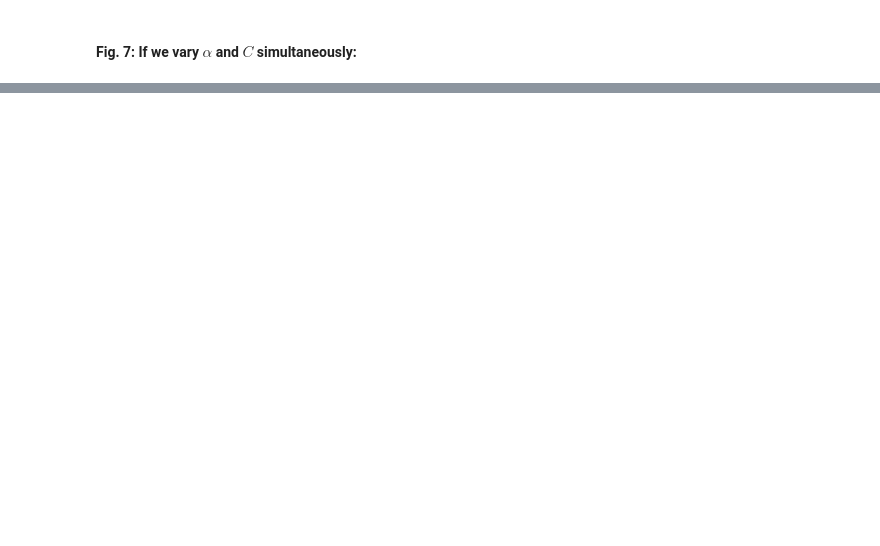
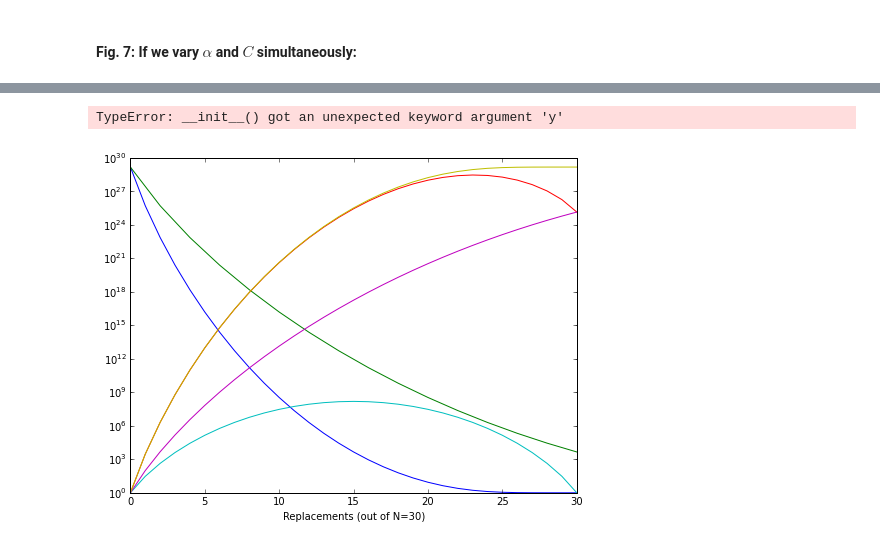
Before and after one commit to rgerkin/trillion, a Jupyter notebook: arxiv.ipynb, the cells around one changed output, grey strips where cells are left out. Drawn from its saved outputs; the diff is of its cells as text; code cells hidden in the pictures; blank space fills up the shorter version.

```diff
--- a/arxiv.ipynb
+++ b/arxiv.ipynb
@@ -234,0 +282,14 @@ plt.tight_layout()
+# %%
+x = np.arange(0,31)
+plt.plot(x,[trillion.disc(30,C,2*_) for _ in x],label='O (correct)')
+plt.plot(x,[trillion.disc(30,C,_) for _ in x],label='O (theirs)')
+plt.plot(x,[trillion.sphere(30,C,_) for _ in x],label='Sphere')
+plt.plot(x,[trillion.get_n_combos(30,_) for _ in x],label='Possible removals')
+plt.plot(x,[trillion.get_n_combos(C-30,_) for _ in x],label='Possible additions')
+plt.plot(x,[trillion.ball(30,C,_) for _ in x],label='Ball')
+plt.yscale('log')
+plt.xlabel('Replacements (out of N=30)')
+plt.legend(y=0.5)
+# %% [output]
+TypeError: __init__() got an unexpected keyword argument 'y'
+[figure, added]
```
Also changed, not shown: parts of 11 cells of this notebook, 1 other file.
